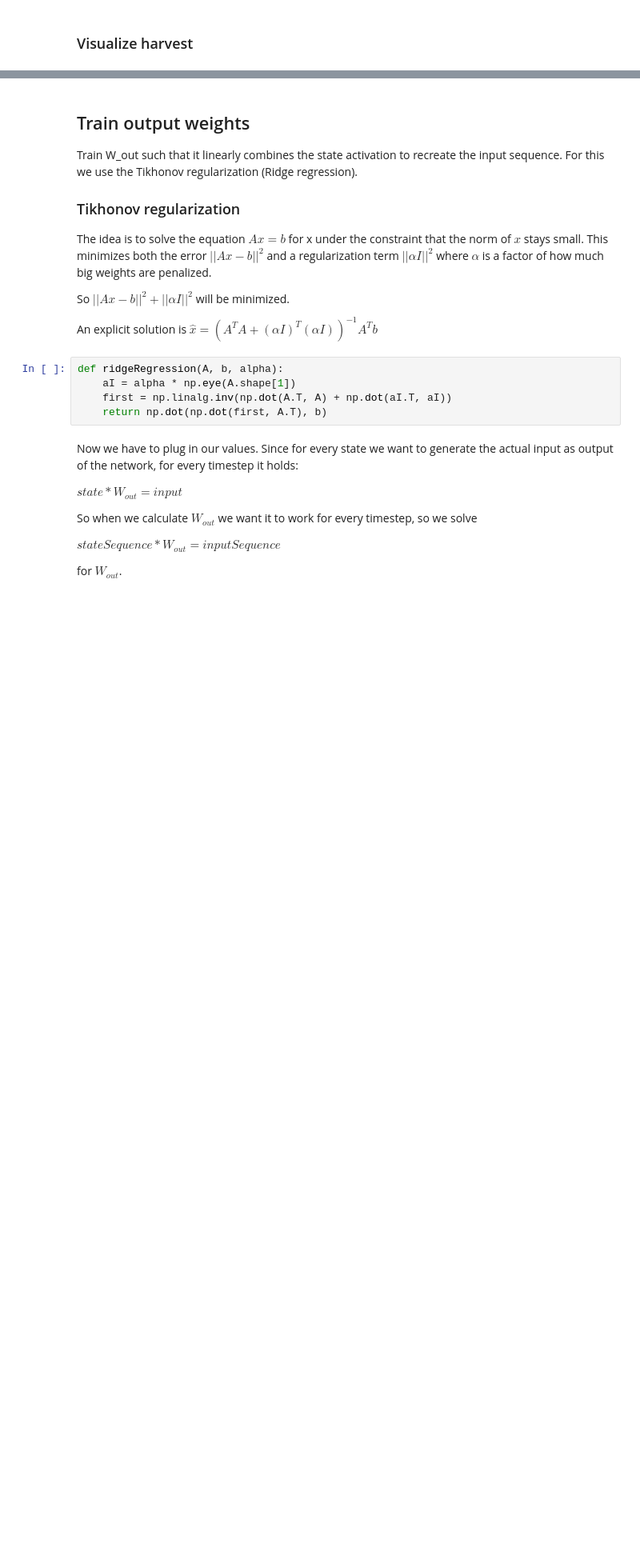
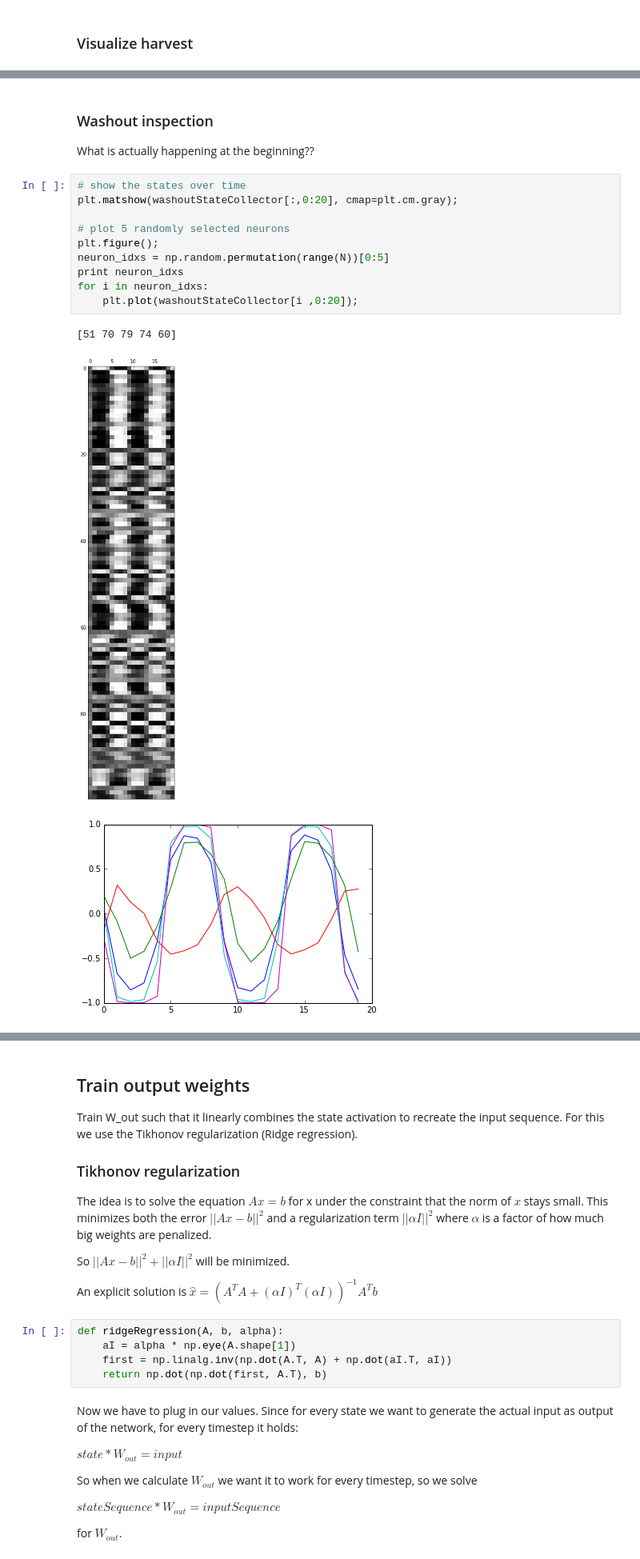
Before and after one commit to kstandvoss/Conceptors, a Jupyter notebook: Conceptors.ipynb, the cells around one changed output, grey strips where cells are left out. Shown: that part at 80% size. Saved outputs shown, nothing was run; the diff lists cells and outputs as text; blank space fills up the shorter version.

```diff
--- a/Conceptors.ipynb
+++ b/Conceptors.ipynb
@@ -135,0 +146,17 @@ plt.plot(inputCollector[0,0:20])
+# %% [markdown]
+### Washout inspection
+What is actually happening at the beginning??
+# %%
+# show the states over time
+plt.matshow(washoutStateCollector[:,0:20], cmap=plt.cm.gray);
+
+# plot 5 randomly selected neurons
+plt.figure();
+neuron_idxs = np.random.permutation(range(N))[0:5]
+print neuron_idxs
+for i in neuron_idxs:
+    plt.plot(washoutStateCollector[i ,0:20]);
+# %% [output]
+[51 70 79 74 60]
+[figure, added]
+[figure, added]
```
Also changed, not shown: parts of 21 cells of this notebook.
